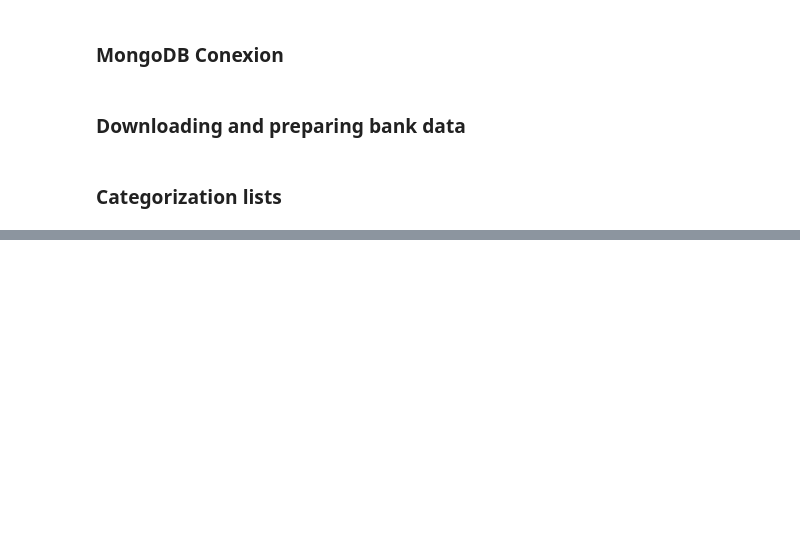
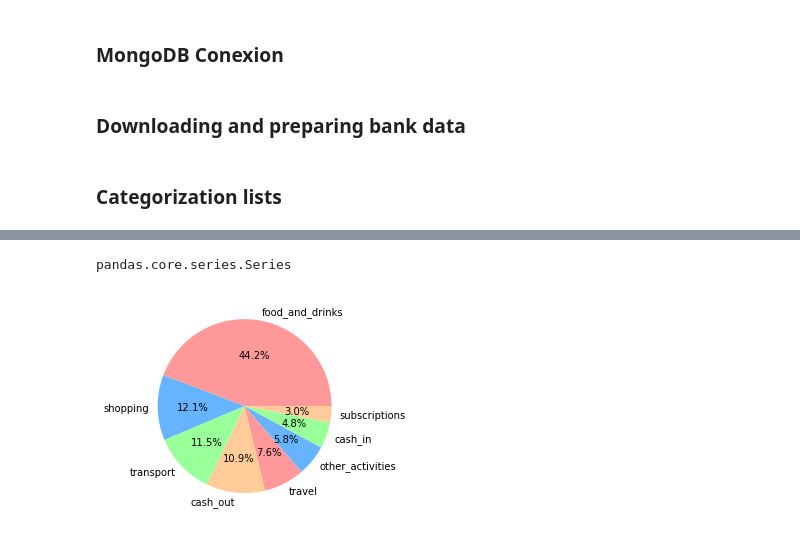
Before and after one commit to jperezllorente/expenses_control, a Jupyter notebook: insert_data.ipynb, the cells around one changed output, grey strips where cells are left out. Saved outputs shown, nothing was run; the diff lists cells and outputs as text; code cells hidden in the pictures; blank space fills up the shorter version.

Commit message:
visualization

```diff
--- a/insert_data.ipynb
+++ b/insert_data.ipynb
@@ -288,4 +294,4 @@ def my_bank_movements():
 
     return data_insert('data\\movimientos.xls', 'data\\Movimientos (1).xls', move)
 # %%
-data = collection_to_pd(move)
+df = collection_to_pd(move)
@@ -313,0 +303,2 @@ data
+# %%
+categories_count = df.category.value_counts()
@@ -313,0 +317,13 @@ data
+# %%
+type(categories_count)
+# %% [output]
+pandas.core.series.Series
+# %%
+category_name = ['food_and_drinks','shopping', 'transport', 'cash_out', 'travel',
+                 'other_activities', 'cash_in', 'subscriptions']
+colors = ['#ff9999','#66b3ff','#99ff99','#ffcc99']
+# %%
+plt.pie(categories_count, labels = category_name, colors = colors, autopct='%1.1f%%')
+plt.show()
+# %% [output]
+[figure, added]
```
Also changed, not shown: parts of 14 cells of this notebook, 1 other file.
